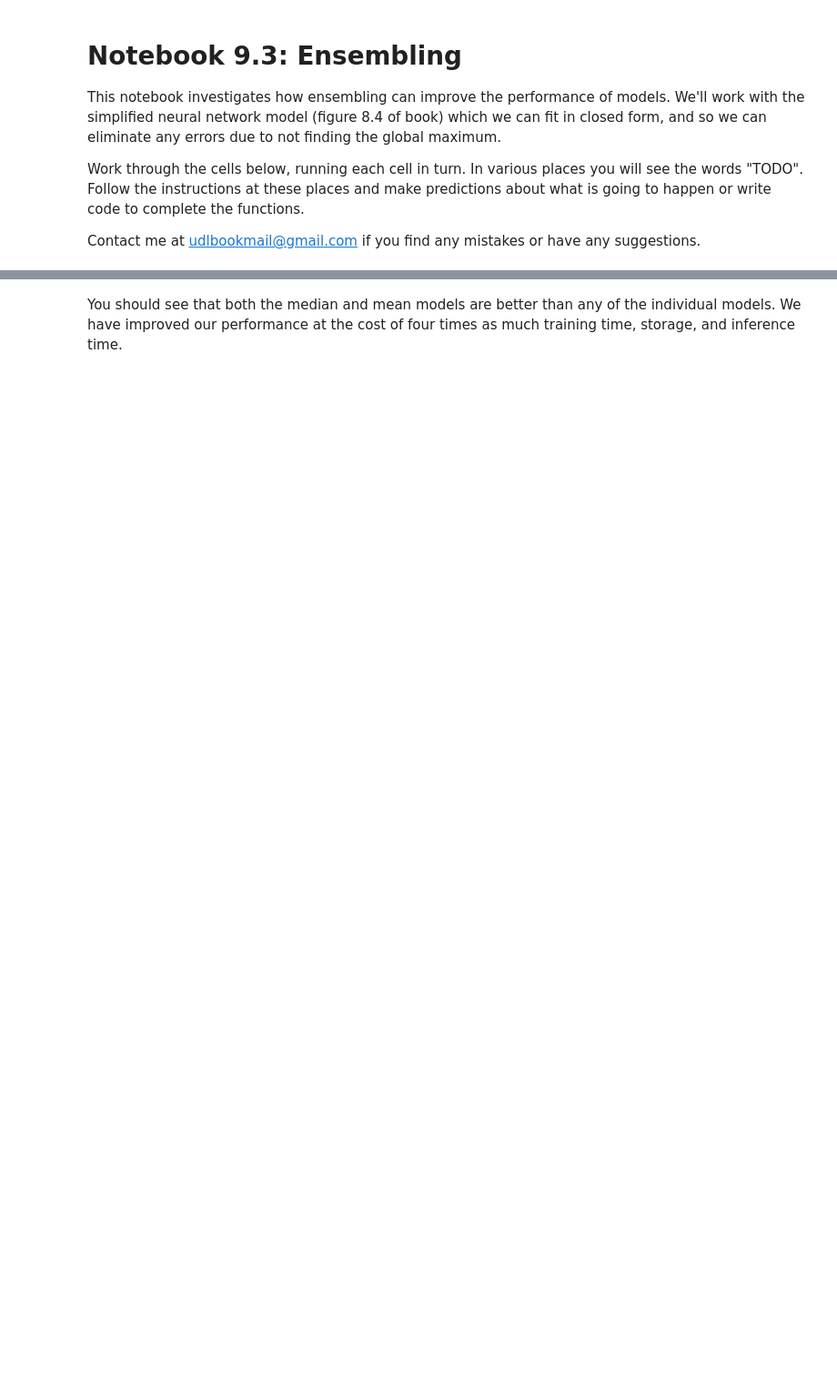
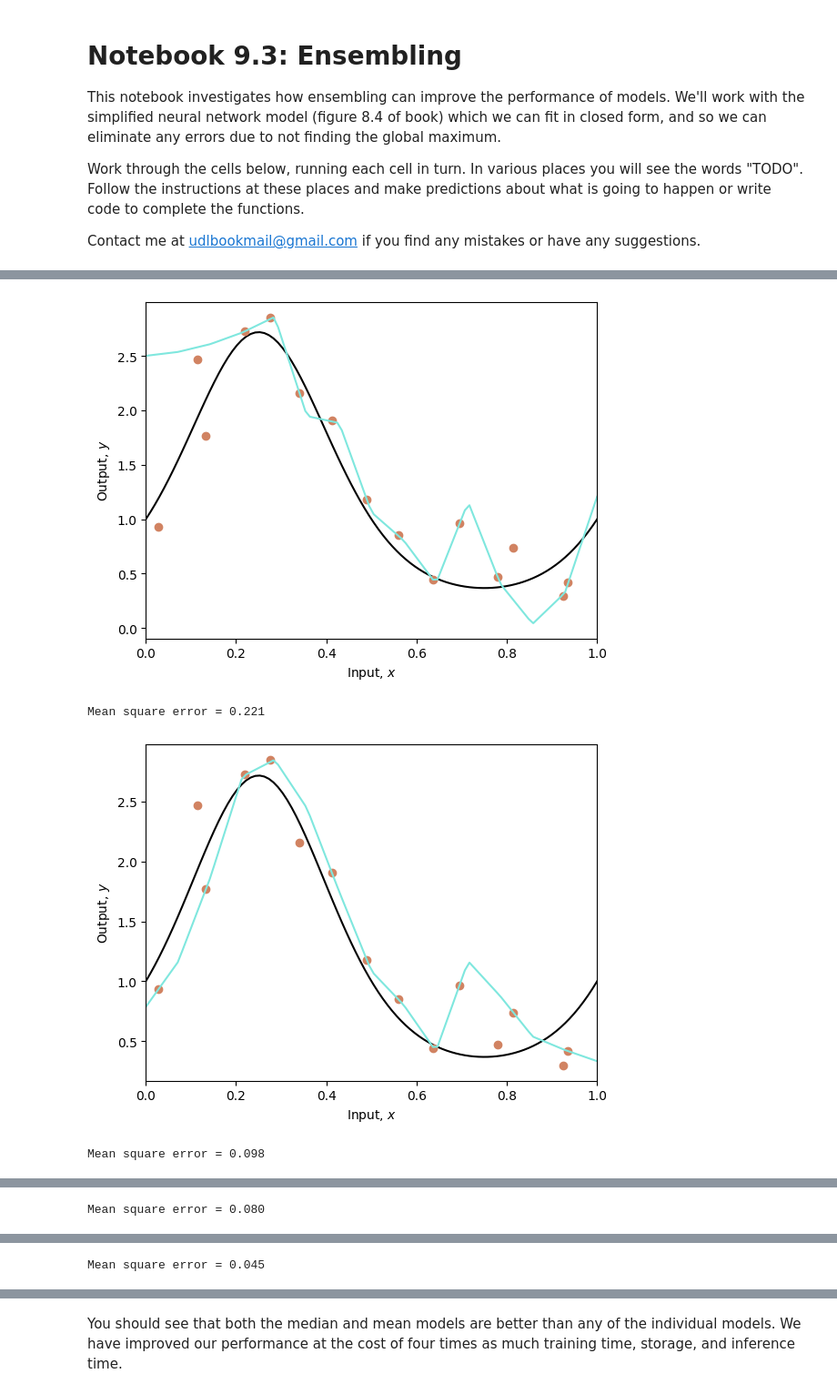
Before and after one commit to anjandhungana/udlbook, a Jupyter notebook: Notebooks/Chap09/9_3_Ensembling.ipynb, the cells around one changed output, grey strips where cells are left out. Shown: that part at 91% size. Drawn from its saved outputs; the diff is of its cells as text; code cells hidden in the pictures; blank space fills up the shorter version.

```diff
--- a/Notebooks/Chap09/9_3_Ensembling.ipynb
+++ b/Notebooks/Chap09/9_3_Ensembling.ipynb
@@ -131,31 +136,36 @@ print(f"Mean square error = {mean_sq_error:3.3f}")
 # %%
 # Now let's resample the data with replacement four times.
 n_model = 4
 # Array to store the prediction from all of our models
 all_y_model = np.zeros((n_model, len(y_model)))
 
 # For each model
 for c_model in range(n_model):
     # TODO Sample data indices with replacement (use np.random.choice)
     # Replace this line
-    resampled_indices = np.arange(0,n_data,1);
+    resampled_indices = np.random.choice(n_data, n_data, replace=True)
 
     # Extract the resampled x and y data
     x_data_resampled = x_data[resampled_indices]
     y_data_resampled = y_data[resampled_indices]
 
     # Fit the model
     beta, omega = fit_model_closed_form(x_data_resampled,y_data_resampled,n_hidden=14)
 
     # Run the model
     y_model_resampled = network(x_model, beta, omega)
 
     # Store the results
     all_y_model[c_model,:] = y_model_resampled
 
     # Draw the function and the model
     plot_function(x_func, y_func, x_data,y_data, x_model, y_model_resampled)
 
     # Compute the mean squared error between the fitted model (cyan) and the true curve (black)
     mean_sq_error = np.mean((y_model_resampled-y_func) * (y_model_resampled-y_func))
     print(f"Mean square error = {mean_sq_error:3.3f}")
+# %% [output]
+[figure, added]
+Mean square error = 0.221
+[figure, added]
+Mean square error = 0.098
@@ -161,0 +173 @@ for c_model in range(n_model):
+Mean square error = 0.080
@@ -162,3 +175,4 @@ for c_model in range(n_model):
+Mean square error = 0.045
 # %%
 # Plot the median of the results
 # TODO -- find the median prediction
```
Also changed, not shown: parts of 5 cells of this notebook.
